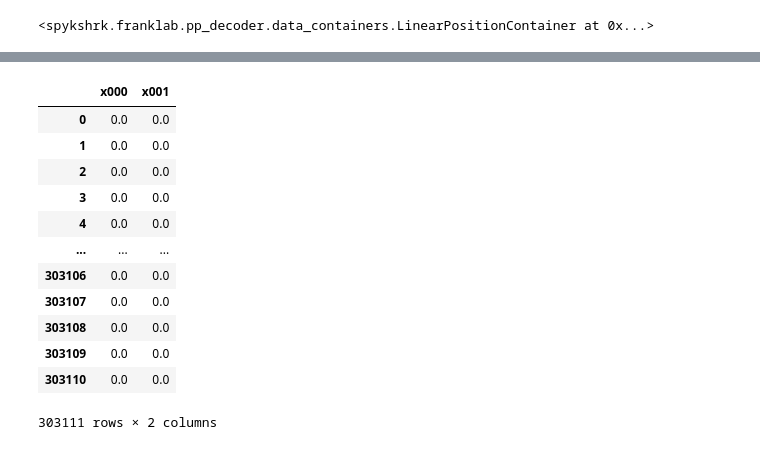
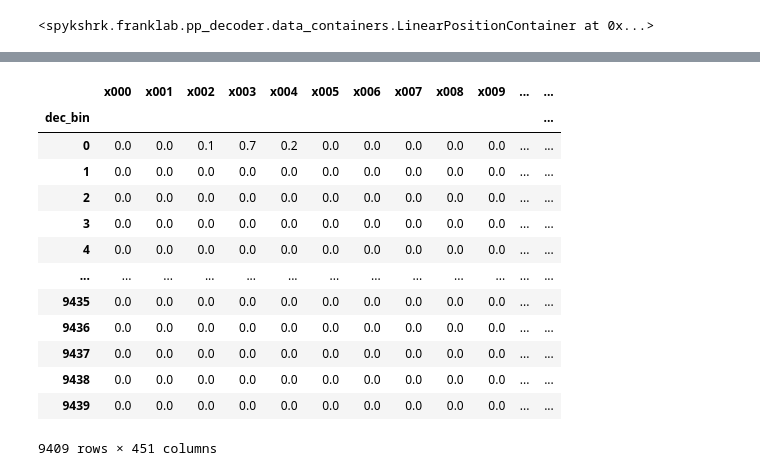
Before and after one commit to daliu87/spykshrk_realtime, a Jupyter notebook: jupyter-notebooks/decoding/examples/example_data_container_transformations.ipynb, the cells around one changed output, grey strips where cells are left out. Drawn from its saved outputs; the diff is of its cells as text; code cells hidden in the pictures.

```diff
--- a/jupyter-notebooks/decoding/examples/example_data_container_transformations.ipynb
+++ b/jupyter-notebooks/decoding/examples/example_data_container_transformations.ipynb
@@ -140,40 +123,39 @@ observ_obj.spike_dec.pivot_table(index=['dec_bin', 'dec_bin_start', 'timestamp',
-# %%
-observ_obj.spike_dec.loc[:, ['x000', 'x001']]
-# %% [output]
-|  | x000 | x001 |
-| 0 | 0.0 | 0.0 |
-| 1 | 0.0 | 0.0 |
-| 2 | 0.0 | 0.0 |
-| 3 | 0.0 | 0.0 |
-| 4 | 0.0 | 0.0 |
-| ... | ... | ... |
-| 303106 | 0.0 | 0.0 |
-| 303107 | 0.0 | 0.0 |
-| 303108 | 0.0 | 0.0 |
-| 303109 | 0.0 | 0.0 |
-| 303110 | 0.0 | 0.0 |
-303111 rows × 2 columns
 # %%
 # For each time bin, compute the product of the distribution stored in columns x0:x449.
 # This estimates the probability distribution of position at each time bin. Refer to
 # spykshrk.franklab.pp_decoder.pp_clusterless.OfflinePPDecoder.calc_observation_intensity
 # for analysis code that uses groupby.
 
 spike_decode = observ_obj.get_observations_bin_assigned(3000)
 groups = spike_decode.groupby('dec_bin')
 
 def prod_dist(df):
     norm_prod = np.ones(450)
-    for row in df.loc[:,'x0':'x449'].values:
+    for row in df.loc[:,'x000':'x449'].values:
         norm_prod = norm_prod * row
         norm_prod = norm_prod / norm_prod.sum()
-    prod_ser = pd.Series(norm_prod, index=['x{}'.format(bin_id) for bin_id in range(450)])
+    prod_ser = pd.Series(norm_prod, index=['x{:03d}'.format(bin_id) for bin_id in range(450)])
     prod_ser['timestamp'] = df['dec_bin_start'].iloc[0]
     return prod_ser
 
 observ_binned = groups.apply(prod_dist)
 
 observ_binned
+# %% [output]
+|  | x000 | x001 | x002 | x003 | x004 | x005 | x006 | x007 | x008 | x009 | ... | ... |
+| dec_bin |  |  |  |  |  |  |  |  |  |  |  | ... |
+| 0 | 0.0 | 0.0 | 0.1 | 0.7 | 0.2 | 0.0 | 0.0 | 0.0 | 0.0 | 0.0 | ... | ... |
+| 1 | 0.0 | 0.0 | 0.0 | 0.0 | 0.0 | 0.0 | 0.0 | 0.0 | 0.0 | 0.0 | ... | ... |
+| 2 | 0.0 | 0.0 | 0.0 | 0.0 | 0.0 | 0.0 | 0.0 | 0.0 | 0.0 | 0.0 | ... | ... |
+| 3 | 0.0 | 0.0 | 0.0 | 0.0 | 0.0 | 0.0 | 0.0 | 0.0 | 0.0 | 0.0 | ... | ... |
+| 4 | 0.0 | 0.0 | 0.0 | 0.0 | 0.0 | 0.0 | 0.0 | 0.0 | 0.0 | 0.0 | ... | ... |
+| ... | ... | ... | ... | ... | ... | ... | ... | ... | ... | ... | ... | ... |
+| 9435 | 0.0 | 0.0 | 0.0 | 0.0 | 0.0 | 0.0 | 0.0 | 0.0 | 0.0 | 0.0 | ... | ... |
+| 9436 | 0.0 | 0.0 | 0.0 | 0.0 | 0.0 | 0.0 | 0.0 | 0.0 | 0.0 | 0.0 | ... | ... |
+| 9437 | 0.0 | 0.0 | 0.0 | 0.0 | 0.0 | 0.0 | 0.0 | 0.0 | 0.0 | 0.0 | ... | ... |
+| 9438 | 0.0 | 0.0 | 0.0 | 0.0 | 0.0 | 0.0 | 0.0 | 0.0 | 0.0 | 0.0 | ... | ... |
+| 9439 | 0.0 | 0.0 | 0.0 | 0.0 | 0.0 | 0.0 | 0.0 | 0.0 | 0.0 | 0.0 | ... | ... |
+9409 rows × 451 columns
 # %%
 # Convert linearized position segments onto a single axis to match the decoded position mapping.
 # This function uses the query command of Panda dataframes.
```
Also changed, not shown: parts of 4 cells of this notebook, 3 other files.
